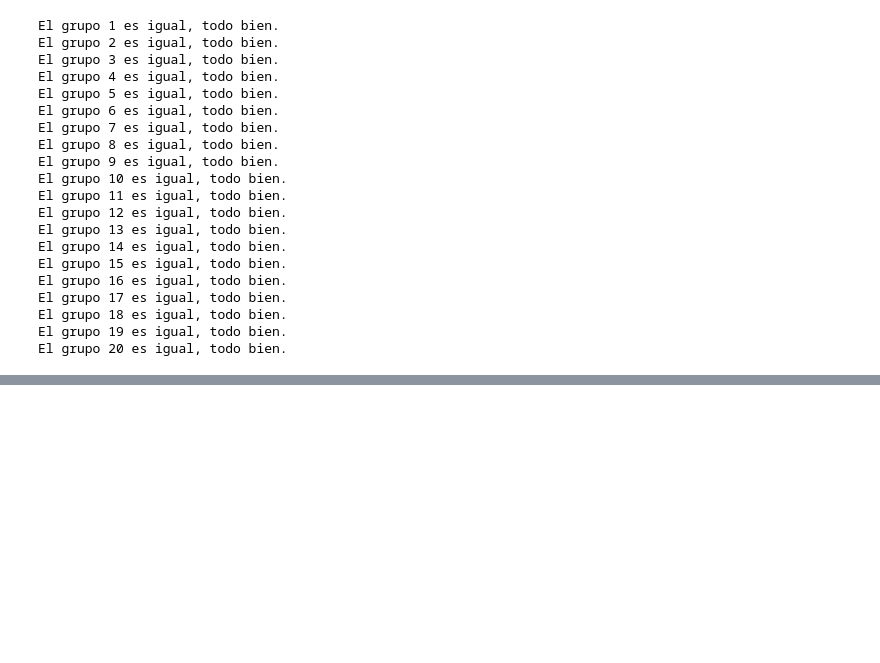
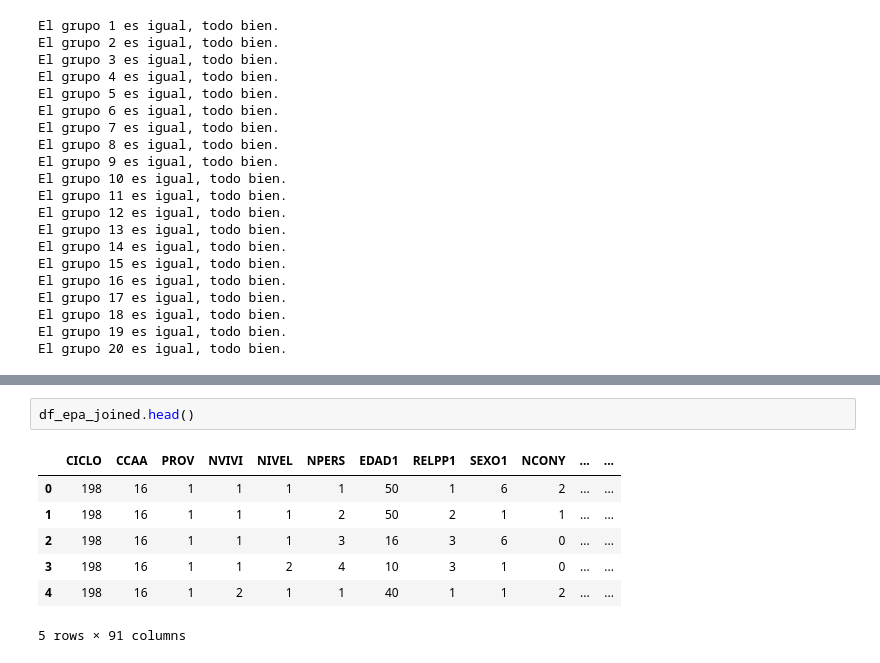
Before and after one commit to ninelivesanalytics/proyecto_edu, a Jupyter notebook: notebooks/02_epa_data_int.ipynb, the cells around one changed output, grey strips where cells are left out. Saved outputs shown, nothing was run; the diff lists cells and outputs as text; blank space fills up the shorter version.

```diff
--- a/notebooks/02_epa_data_int.ipynb
+++ b/notebooks/02_epa_data_int.ipynb
@@ -164,0 +191,10 @@ df_final
+# %%
+df_epa_joined.head()
+# %% [output]
+|  | CICLO | CCAA | PROV | NVIVI | NIVEL | NPERS | EDAD1 | RELPP1 | SEXO1 | NCONY | ... | ... |
+| 0 | 198 | 16 | 1 | 1 | 1 | 1 | 50 | 1 | 6 | 2 | ... | ... |
+| 1 | 198 | 16 | 1 | 1 | 1 | 2 | 50 | 2 | 1 | 1 | ... | ... |
+| 2 | 198 | 16 | 1 | 1 | 1 | 3 | 16 | 3 | 6 | 0 | ... | ... |
+| 3 | 198 | 16 | 1 | 1 | 2 | 4 | 10 | 3 | 1 | 0 | ... | ... |
+| 4 | 198 | 16 | 1 | 2 | 1 | 1 | 40 | 1 | 1 | 2 | ... | ... |
+5 rows × 91 columns
```
Also changed, not shown: parts of 8 cells of this notebook, 1 other file.
